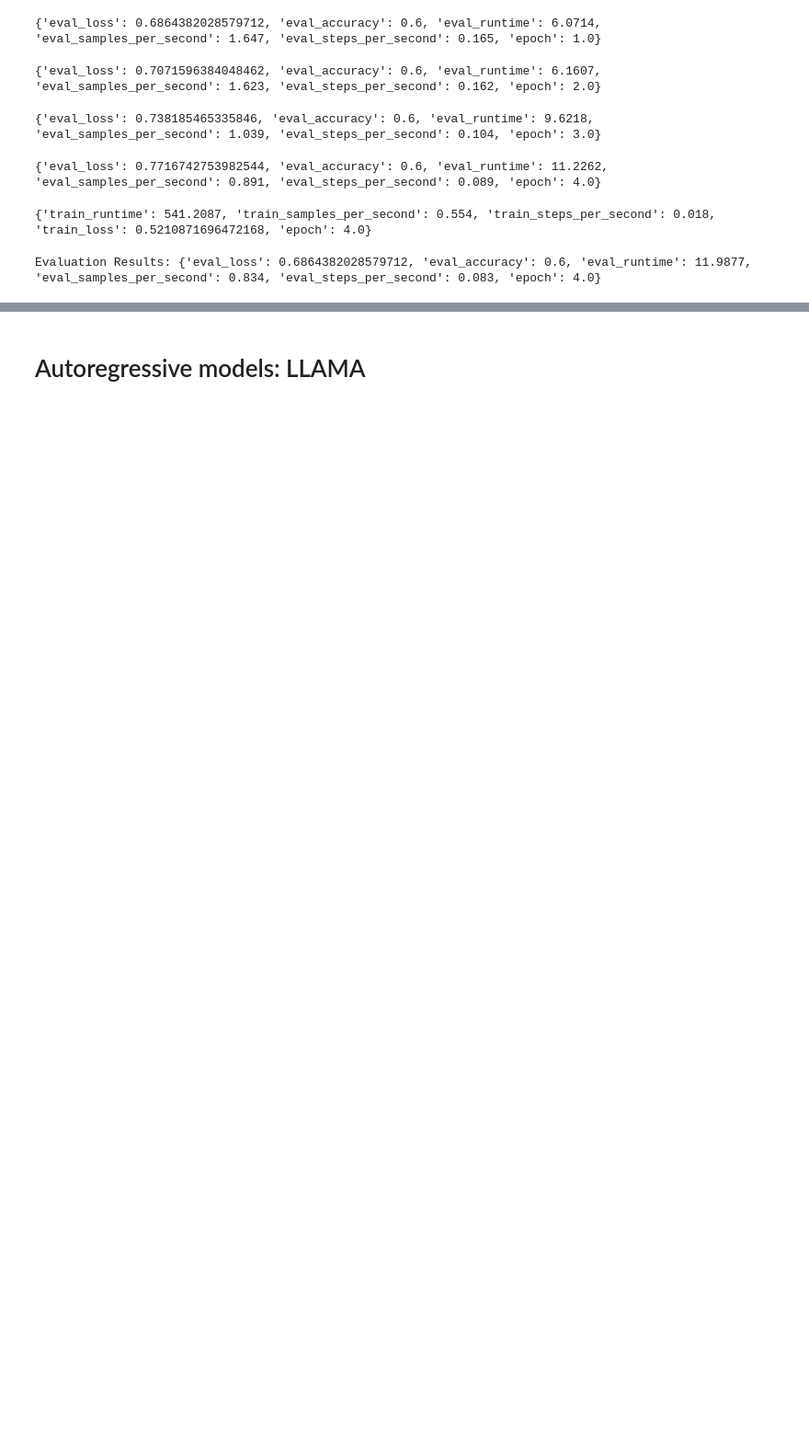
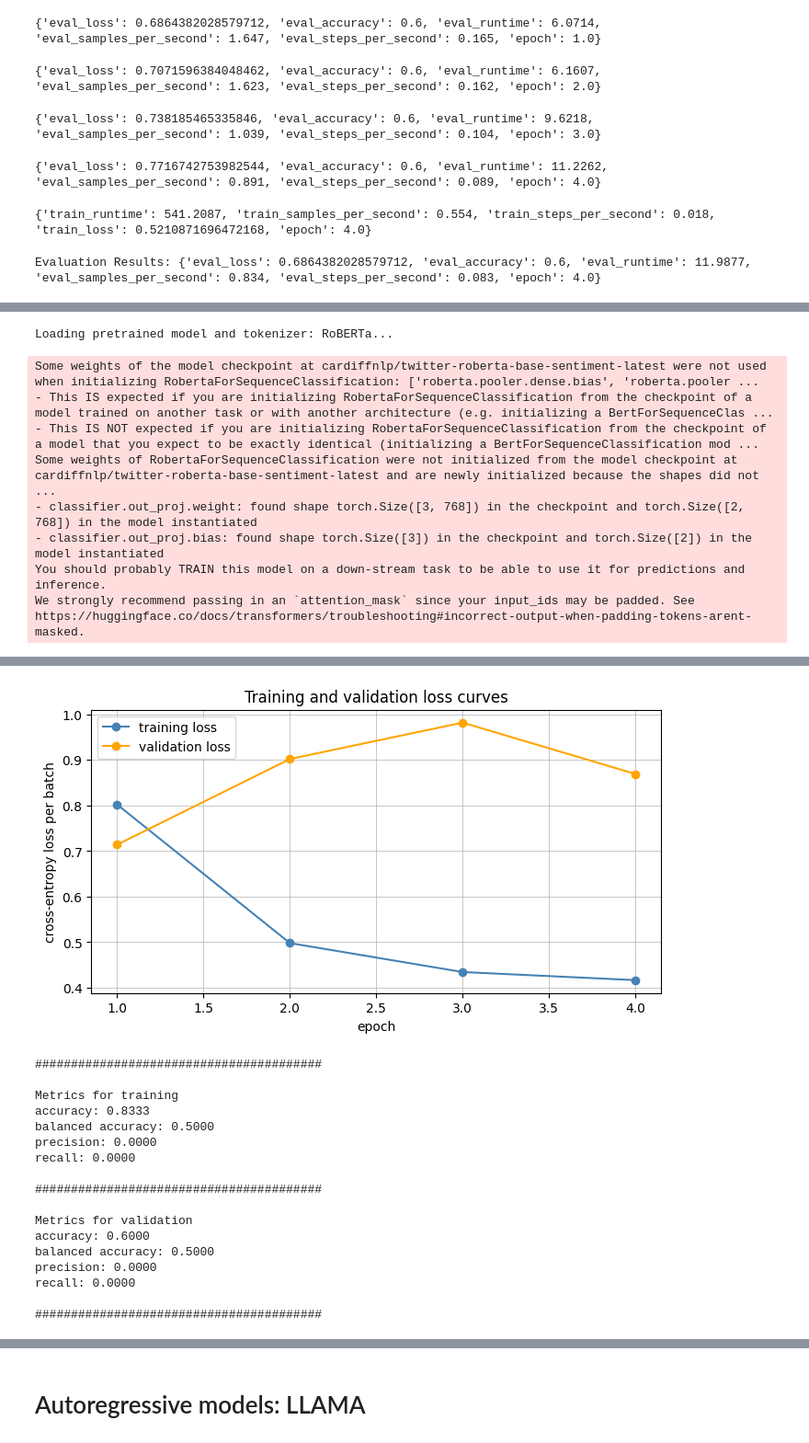
Before and after one commit to henrform/NLP_24W_VSHJ, a Jupyter notebook: challenges/challenges.ipynb, the cells around one changed output, grey strips where cells are left out. Shown at 92% size. Saved outputs shown, nothing was run; the diff lists cells and outputs as text; code cells hidden in the pictures; blank space fills up the shorter version.

Commit message:
Notes about RoBERTa, DeBERTa and results section added

```diff
--- a/challenges/challenges.ipynb
+++ b/challenges/challenges.ipynb
@@ -115,3 +115,6 @@ Training using Hugging Face Trainer API...
 {'eval_loss': 0.7716742753982544, 'eval_accuracy': 0.6, 'eval_runtime': 11.2262, 'eval_samples_per_second': 0.891, 'eval_steps_per_second': 0.089, 'epoch': 4.0}
 {'train_runtime': 541.2087, 'train_samples_per_second': 0.554, 'train_steps_per_second': 0.018, 'train_loss': 0.5210871696472168, 'epoch': 4.0}
 Evaluation Results: {'eval_loss': 0.6864382028579712, 'eval_accuracy': 0.6, 'eval_runtime': 11.9877, 'eval_samples_per_second': 0.834, 'eval_steps_per_second': 0.083, 'epoch': 4.0}
+# %%
+results = pd.DataFrame(columns=['Model', 'Dataset', 'Accuracy', 'Balanced_Accuracy', 'Precision', 'Recall'])
+balanced_results = pd.DataFrame(columns=['Model', 'Dataset', 'Accuracy', 'Balanced_Accuracy', 'Precision', 'Recall'])
@@ -117,0 +145,17 @@ Evaluation Results: {'eval_loss': 0.6864382028579712, 'eval_accuracy': 0.6, 'eva
+# %%
+roberta_model = BERTModel("RoBERTa")
+roberta_model.train(X_train[:30], y_train[:30], X_val[:10], y_val[:10], epochs=10, patience=3)
+
+res = roberta_model.evaluate({"training": X_train[:30], "validation": X_val[:10]}, [y_train[:30], y_val[:10]], model_name=roberta_model.model_name)
+for res_x in res:
+    results.loc[len(results)] = res_x
+# %% [output]
+Loading pretrained model and tokenizer: RoBERTa...
+Some weights of the model checkpoint at cardiffnlp/twitter-roberta-base-sentiment-latest were not used when initializing RobertaForSequenceClassification: ['roberta.pooler.dense.bias', 'roberta.pooler ...
+- This IS expected if you are initializing RobertaForSequenceClassification from the checkpoint of a model trained on another task or with another architecture (e.g. initializing a BertForSequenceClas ...
+- This IS NOT expected if you are initializing RobertaForSequenceClassification from the checkpoint of a model that you expect to be exactly identical (initializing a BertForSequenceClassification mod ...
+Some weights of RobertaForSequenceClassification were not initialized from the model checkpoint at cardiffnlp/twitter-roberta-base-sentiment-latest and are newly initialized because the shapes did not ...
+- classifier.out_proj.weight: found shape torch.Size([3, 768]) in the checkpoint and torch.Size([2, 768]) in the model instantiated
+- classifier.out_proj.bias: found shape torch.Size([3]) in the checkpoint and torch.Size([2]) in the model instantiated
+You should probably TRAIN this model on a down-stream task to be able to use it for predictions and inference.
+We strongly recommend passing in an `attention_mask` since your input_ids may be padded. See https://huggingface.co/docs/transformers/troubleshooting#incorrect-output-when-padding-tokens-arent-masked.
@@ -117,0 +176,18 @@ Evaluation Results: {'eval_loss': 0.6864382028579712, 'eval_accuracy': 0.6, 'eva
+[figure, added]
+########################################
+
+Metrics for training
+accuracy: 0.8333
+balanced accuracy: 0.5000
+precision: 0.0000
+recall: 0.0000
+
+########################################
+
+Metrics for validation
+accuracy: 0.6000
+balanced accuracy: 0.5000
+precision: 0.0000
+recall: 0.0000
+
+########################################
```
Also changed, not shown: parts of 10 cells of this notebook, 1 other file.
